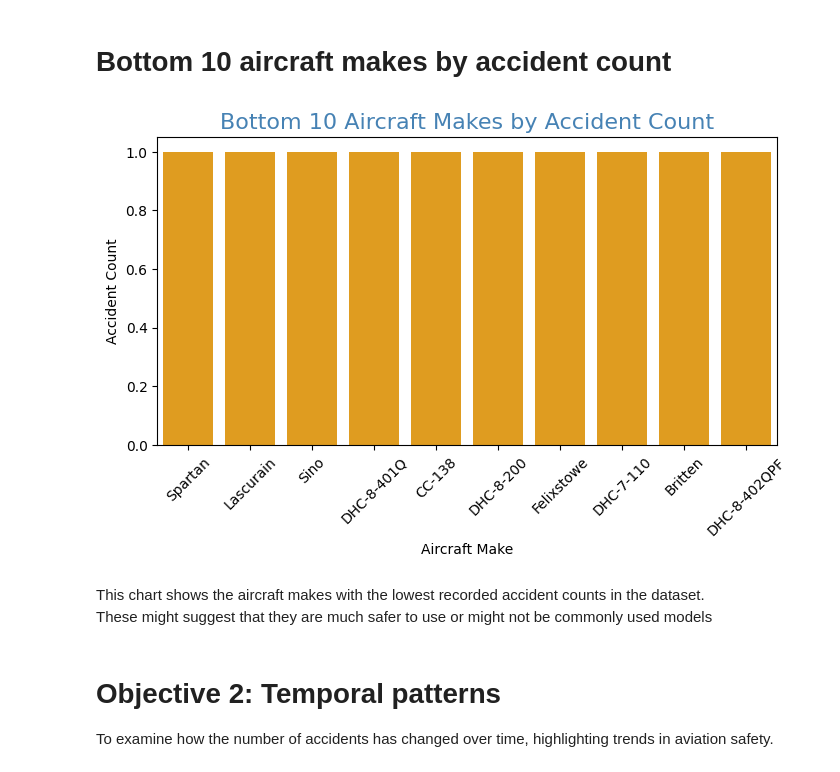
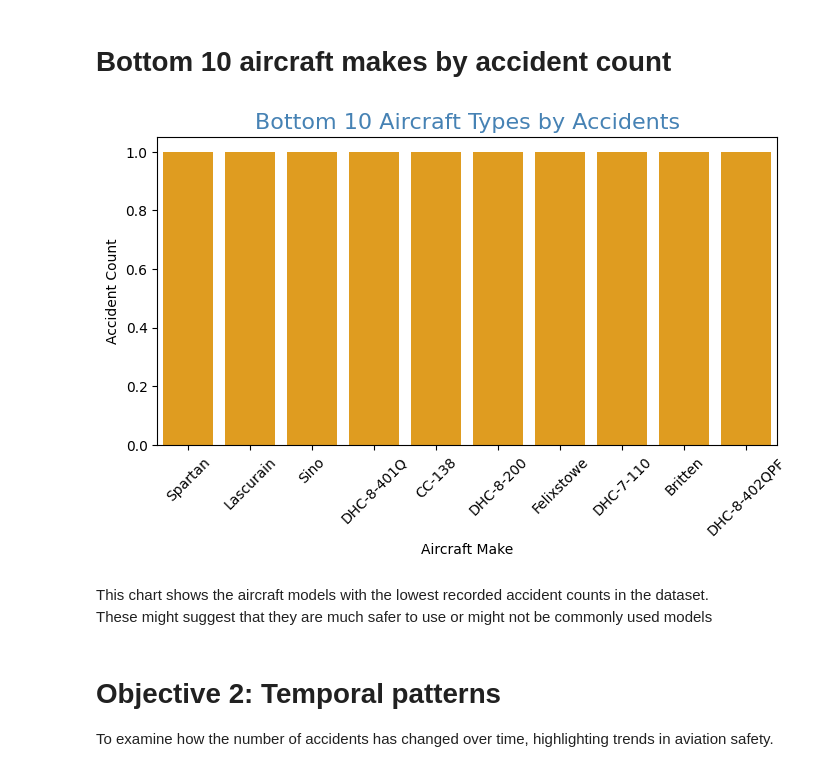
Before and after one commit to Kaks753/Projects, a Jupyter notebook: aviation_accidents.ipynb, the cells around one changed output. Saved outputs shown, nothing was run; the diff lists cells and outputs as text; code cells hidden in the pictures.

```diff
--- a/aviation_accidents.ipynb
+++ b/aviation_accidents.ipynb
@@ -334,18 +334,18 @@ Higher counts may reflect popularity in use rather than inherent risk.
 # %%
 
 bottom_makes = aviation_accidents_cleaned['type'].astype(str).str.split().str[0].value_counts().tail(10)
 
 plt.figure(figsize=(8,4))
 sns.barplot(x=bottom_makes.index, y=bottom_makes.values, color="orange")
-plt.title("Bottom 10 Aircraft Makes by Accident Count", fontsize=16, color='steelblue')
+plt.title("Bottom 10 Aircraft Types by Accidents", fontsize=16, color='steelblue')
 plt.xlabel("Aircraft Make")
 plt.ylabel("Accident Count")
 plt.xticks(rotation=45)
 plt.show()
 # %% [output]
-[figure, old version]
+[figure, new version]
 # %% [markdown]
-This chart shows the aircraft makes with the lowest recorded accident counts in the dataset.
+This chart shows the aircraft models with the lowest recorded accident counts in the dataset.
 These might suggest that they are much safer to use or might not be commonly used models
 # %% [markdown]
 # Objective 2: Temporal patterns
```
Also changed, not shown: parts of 11 cells of this notebook.
